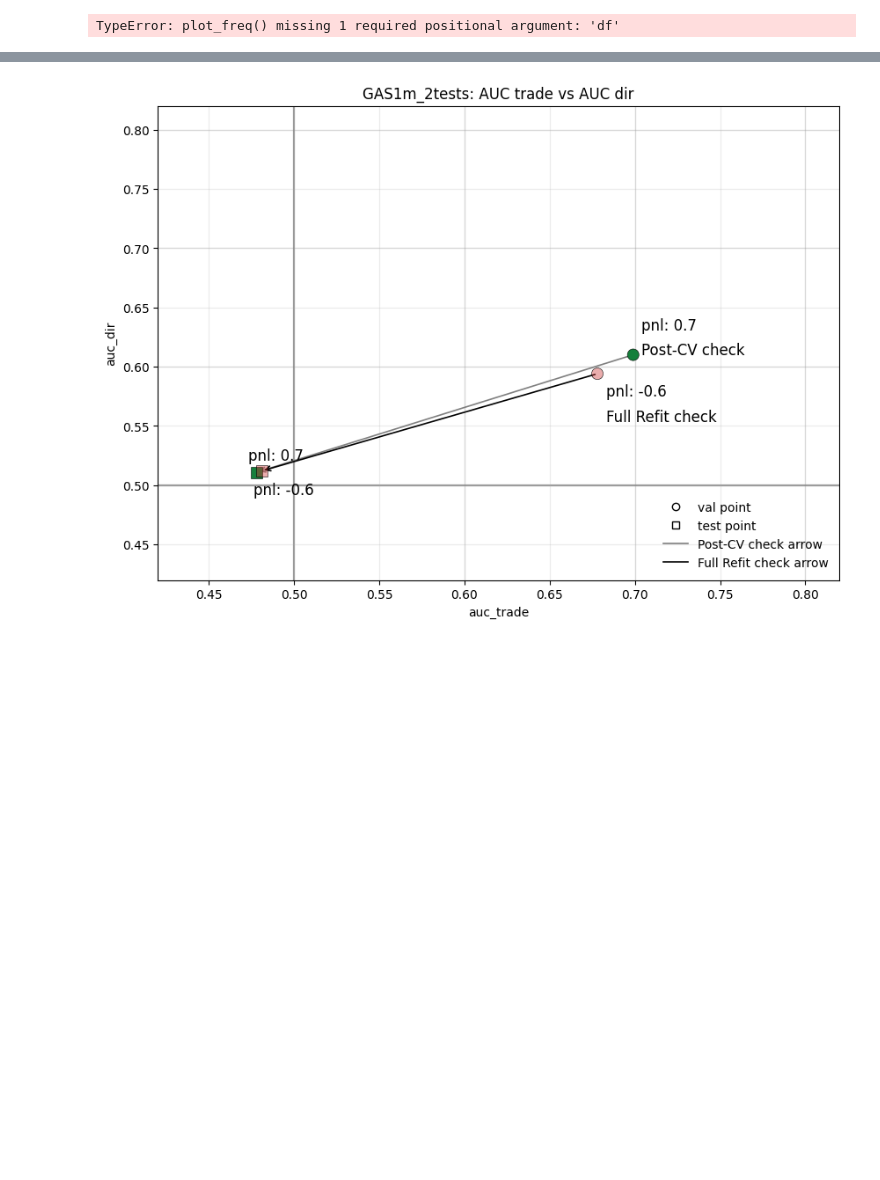
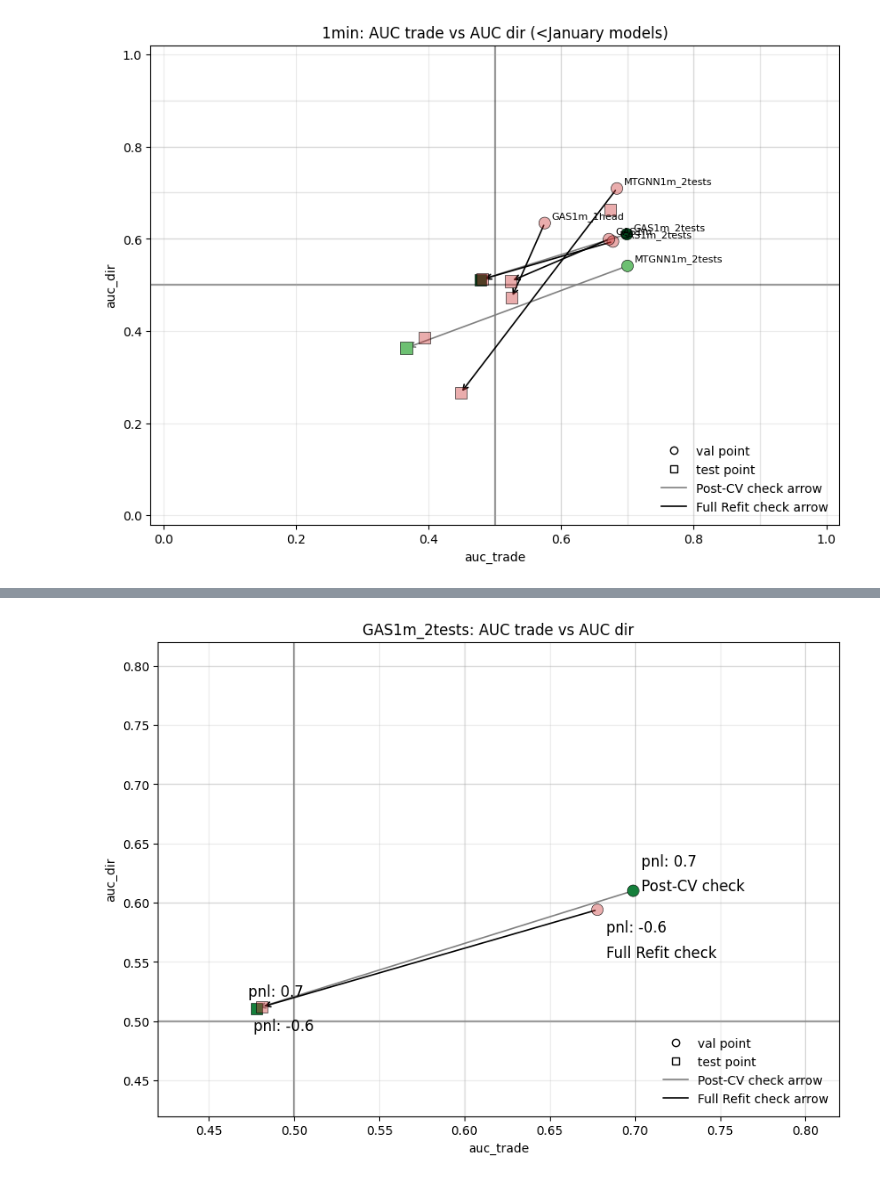
Before and after one commit to vitalii-novikov/Graph_Neural_Network_for_Market_Microstructure, a Jupyter notebook: visualisations/jan_stats.ipynb, the cells around one changed output, grey strips where cells are left out. Drawn from its saved outputs; the diff is of its cells as text; code cells hidden in the pictures; blank space fills up the shorter version.

```diff
--- a/visualisations/jan_stats.ipynb
+++ b/visualisations/jan_stats.ipynb
@@ -46,16 +47,16 @@ def add_ref_lines(ax):
         ax.axvline(v, lw=1.0, color="k", alpha=0.1, zorder=0.5)
         ax.axhline(v, lw=1.0, color="k", alpha=0.1, zorder=0.5)
 
-def plot_freq(freq, df):
+def plot_freq(freq, df, xlim=(-0.02, 1.02), ylim=(-0.02, 1.02), title="AUC trade vs AUC dir"):
     d = df[df["freq"] == freq].copy()
     if d.empty:
         fig, ax = plt.subplots(figsize=(10, 7))
         add_ref_lines(ax)
-        ax.set_title(f"{freq}: AUC trade vs AUC dir")
+        ax.set_title(f"{freq}: {title} (no data)")
         ax.set_xlabel("auc_trade")
         ax.set_ylabel("auc_dir")
-        ax.set_xlim(-0.02, 1.02)
-        ax.set_ylim(-0.02, 1.02)
+        ax.set_xlim(xlim)
+        ax.set_ylim(ylim)
         ax.grid(True, alpha=0.25)
         plt.show()
         return
@@ -108,11 +109,11 @@ def plot_freq(freq, df):
             if np.isfinite(x) and np.isfinite(y):
                 ax.text(x + 0.01, y + 0.01, name, fontsize=8)
 
-    ax.set_title(f"{freq}: AUC trade vs AUC dir")
+    ax.set_title(f"{freq}: {title}")
     ax.set_xlabel("auc_trade")
     ax.set_ylabel("auc_dir")
-    ax.set_xlim(-0.02, 1.02)
-    ax.set_ylim(-0.02, 1.02)
+    ax.set_xlim(xlim)
+    ax.set_ylim(ylim)
     ax.grid(True, alpha=0.25)
 
     ax.legend(
@@ -128,9 +129,9 @@ def plot_freq(freq, df):
 
     plt.show()
 # %%
-plot_freq("5min")
+plot_freq("1min", df[df["freshness"] == "old"], title="AUC trade vs AUC dir (<January models)")
 # %% [output]
-TypeError: plot_freq() missing 1 required positional argument: 'df'
+[figure, added]
 # %%
 
 # %% Plot 1min
```
Also changed, not shown: parts of 4 cells of this notebook, 9 other files.
